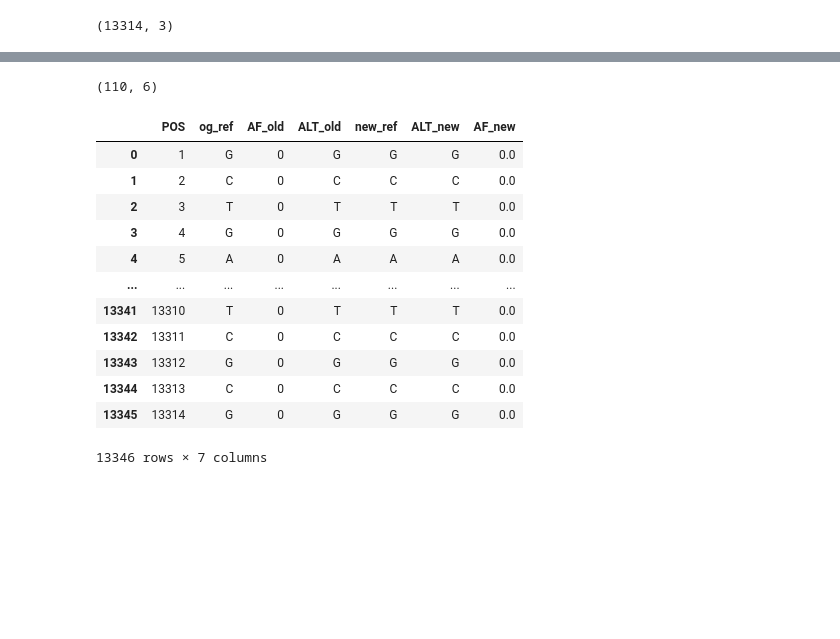
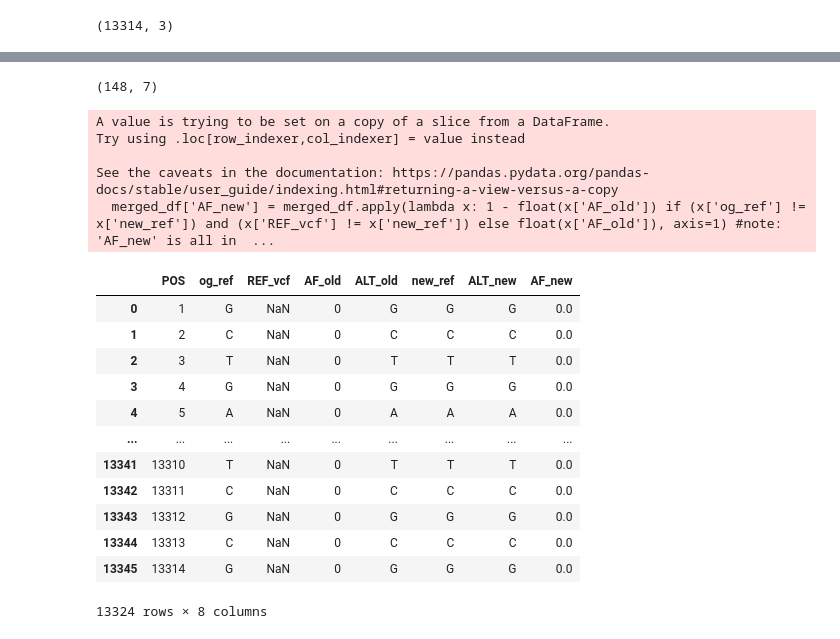
Before and after one commit to chowfi/Human-rDNA, a Jupyter notebook: notebooks/vcf_Reframe.ipynb, the cells around one changed output, grey strips where cells are left out. Drawn from its saved outputs; the diff is of its cells as text; code cells hidden in the pictures; blank space fills up the shorter version.

```diff
--- a/notebooks/vcf_Reframe.ipynb
+++ b/notebooks/vcf_Reframe.ipynb
@@ -53,12 +57,14 @@ new_ref.shape
 # %% [output]
 (13314, 3)
 # %%
-df = df[['POS', 'ALT', 'AF']]
+df = df[['POS', 'REF', 'ALT', 'AF']]
 
-# merged_df = pd.merge(og_ref, new_ref, on='POS', how='left')
+print(og_ref.columns)
+print(df.columns)
+
 merged_df = pd.merge(og_ref, df, on='POS', how='left', suffixes=('_og', '_vcf'))
 
-merged_df.rename(columns={'REF':'ALT_og', 'ALT':'ALT_vcf'}, inplace=True)
+merged_df.rename(columns={'REF_og':'ALT_og', 'ALT':'ALT_vcf'}, inplace=True)
 
 merged_df.head(33)
 # %% [output]
@@ -209,0 +343,5 @@ filtered_df
+# %%
+#incorporating deletions iff it exists
+merged_df['new_ref'] = merged_df.apply(lambda x: x['REF_vcf'] if pd.notna(x['REF_vcf']) and (len(x['REF_vcf']) > 1)  else x['new_ref'], axis=1)
+
+merged_df.head(1676)
@@ -209,0 +378,4 @@ filtered_df
+# %%
+merged_df = merged_df[merged_df['new_ref']!='0']
+
+merged_df.head(104)
@@ -251,26 +474,31 @@ filtered_df2 = merged_df[(merged_df['og_ref'] != merged_df['new_ref'])]
 
 filtered_df2.shape #number of AF rows being changed
 # %% [output]
-(110, 6)
+(148, 7)
 # %%
 #using AF_old unless reference changed
-merged_df['AF_new'] = merged_df.apply(lambda x: 1 - float(x['AF_old']) if (x['og_ref'] != x['new_ref']) else float(x['AF_old']), axis=1) #note: 'AF_new' is all in float, 'AF_old' was in string and 0 was integer
+merged_df['AF_new'] = merged_df.apply(lambda x: 1 - float(x['AF_old']) if (x['og_ref'] != x['new_ref']) and (x['REF_vcf'] != x['new_ref']) else float(x['AF_old']), axis=1) #note: 'AF_new' is all in float, 'AF_old' was in string and 0 was integer
 
 merged_df
 # %% [output]
+A value is trying to be set on a copy of a slice from a DataFrame.
+Try using .loc[row_indexer,col_indexer] = value instead
+
+See the caveats in the documentation: https://pandas.pydata.org/pandas-docs/stable/user_guide/indexing.html#returning-a-view-versus-a-copy
+  merged_df['AF_new'] = merged_df.apply(lambda x: 1 - float(x['AF_old']) if (x['og_ref'] != x['new_ref']) and (x['REF_vcf'] != x['new_ref']) else float(x['AF_old']), axis=1) #note: 'AF_new' is all in  ...
-|  | POS | og_ref | AF_old | ALT_old | new_ref | ALT_new | AF_new |
-| 0 | 1 | G | 0 | G | G | G | 0.0 |
-| 1 | 2 | C | 0 | C | C | C | 0.0 |
-| 2 | 3 | T | 0 | T | T | T | 0.0 |
-| 3 | 4 | G | 0 | G | G | G | 0.0 |
-| 4 | 5 | A | 0 | A | A | A | 0.0 |
-| ... | ... | ... | ... | ... | ... | ... | ... |
-| 13341 | 13310 | T | 0 | T | T | T | 0.0 |
-| 13342 | 13311 | C | 0 | C | C | C | 0.0 |
-| 13343 | 13312 | G | 0 | G | G | G | 0.0 |
-| 13344 | 13313 | C | 0 | C | C | C | 0.0 |
-| 13345 | 13314 | G | 0 | G | G | G | 0.0 |
+|  | POS | og_ref | REF_vcf | AF_old | ALT_old | new_ref | ALT_new | AF_new |
+| 0 | 1 | G | NaN | 0 | G | G | G | 0.0 |
+| 1 | 2 | C | NaN | 0 | C | C | C | 0.0 |
+| 2 | 3 | T | NaN | 0 | T | T | T | 0.0 |
+| 3 | 4 | G | NaN | 0 | G | G | G | 0.0 |
+| 4 | 5 | A | NaN | 0 | A | A | A | 0.0 |
+| ... | ... | ... | ... | ... | ... | ... | ... | ... |
+| 13341 | 13310 | T | NaN | 0 | T | T | T | 0.0 |
+| 13342 | 13311 | C | NaN | 0 | C | C | C | 0.0 |
+| 13343 | 13312 | G | NaN | 0 | G | G | G | 0.0 |
+| 13344 | 13313 | C | NaN | 0 | C | C | C | 0.0 |
+| 13345 | 13314 | G | NaN | 0 | G | G | G | 0.0 |
-13346 rows × 7 columns
+13324 rows × 8 columns
 # %%
 merged_df.iloc[30, :]
 # %% [output]
```
Also changed, not shown: parts of 30 cells of this notebook, 1 other file.
